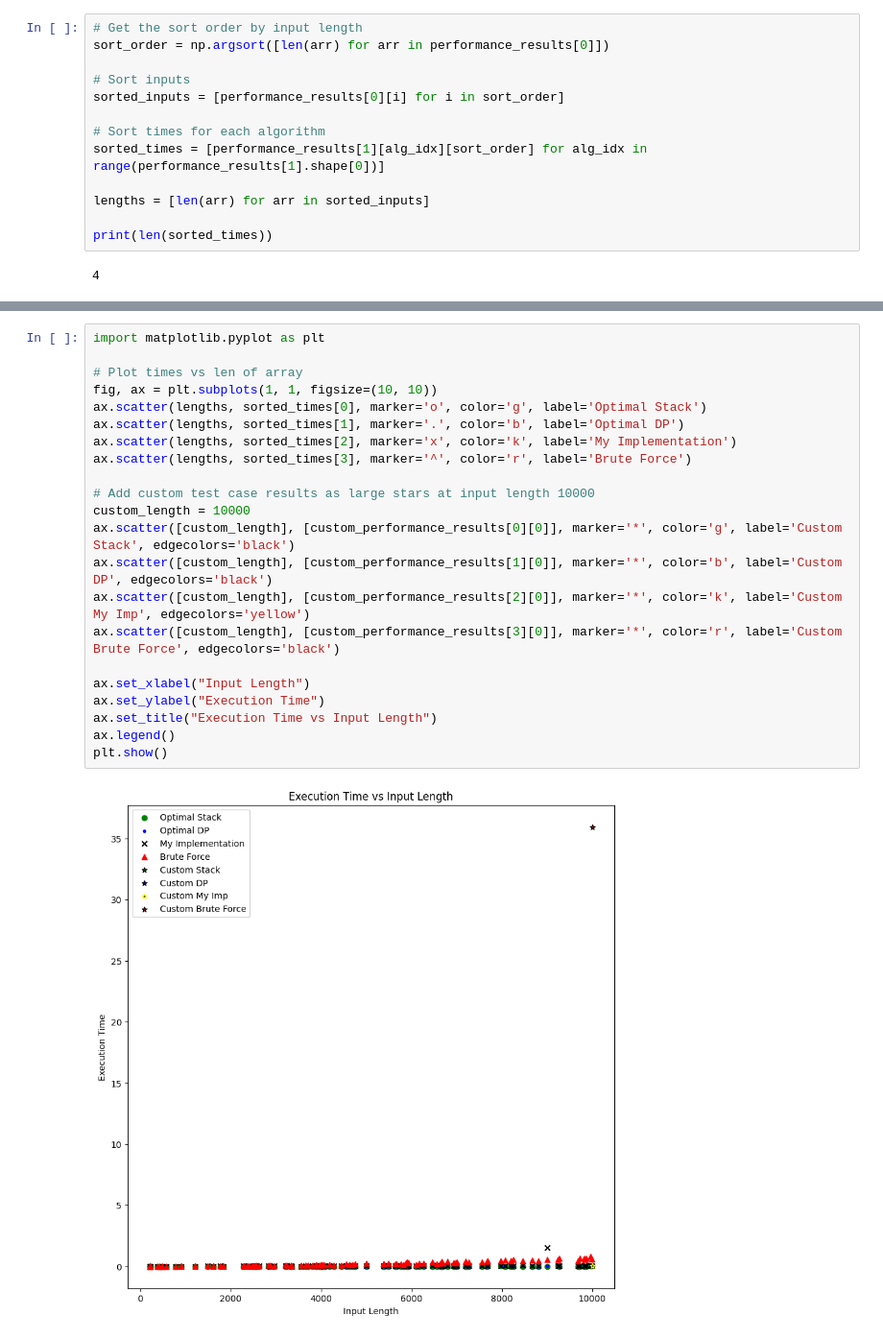
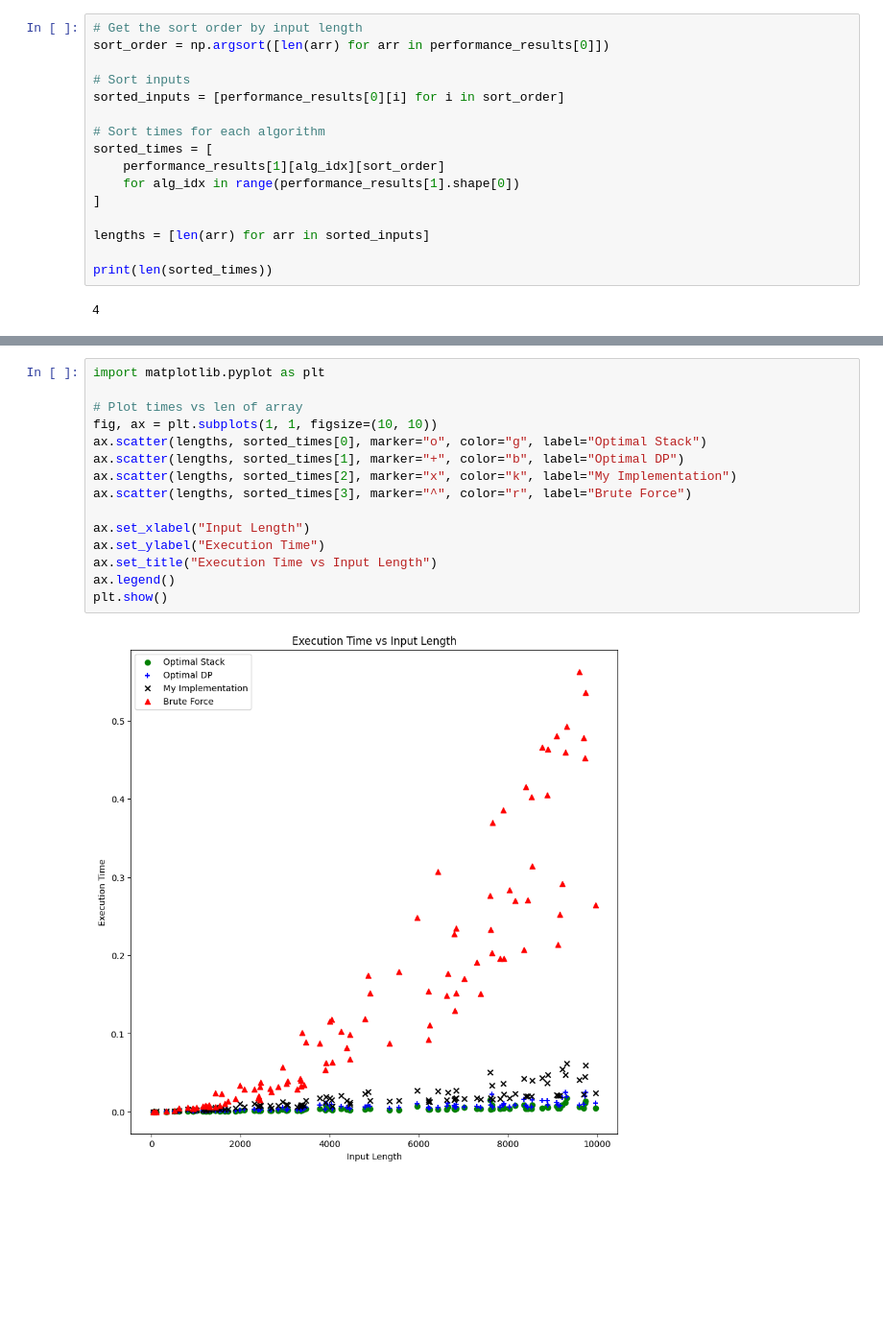
Before and after one commit to Kena-Njonge/HandsOnML, a Jupyter notebook: Chapter 4/Excursion/test_timing.ipynb, the cells around one changed output, grey strips where cells are left out. Shown at 96% size. Saved outputs shown, nothing was run; the diff lists cells and outputs as text; blank space fills up the shorter version.

Commit message:
add proof change notebook plot

```diff
--- a/Chapter 4/Excursion/test_timing.ipynb
+++ b/Chapter 4/Excursion/test_timing.ipynb
@@ -262,7 +278,10 @@ sort_order = np.argsort([len(arr) for arr in performance_results[0]])
 sorted_inputs = [performance_results[0][i] for i in sort_order]
 
 # Sort times for each algorithm
-sorted_times = [performance_results[1][alg_idx][sort_order] for alg_idx in range(performance_results[1].shape[0])]
+sorted_times = [
+    performance_results[1][alg_idx][sort_order]
+    for alg_idx in range(performance_results[1].shape[0])
+]
 
 lengths = [len(arr) for arr in sorted_inputs]
 
@@ -291,24 +291,17 @@ print(len(sorted_times))
 # %%
 import matplotlib.pyplot as plt
 
 # Plot times vs len of array
 fig, ax = plt.subplots(1, 1, figsize=(10, 10))
-ax.scatter(lengths, sorted_times[0], marker='o', color='g', label='Optimal Stack')
-ax.scatter(lengths, sorted_times[1], marker='.', color='b', label='Optimal DP')
-ax.scatter(lengths, sorted_times[2], marker='x', color='k', label='My Implementation')
-ax.scatter(lengths, sorted_times[3], marker='^', color='r', label='Brute Force')
-
-# Add custom test case results as large stars at input length 10000
-custom_length = 10000
-ax.scatter([custom_length], [custom_performance_results[0][0]], marker='*', color='g', label='Custom Stack', edgecolors='black')
-ax.scatter([custom_length], [custom_performance_results[1][0]], marker='*', color='b', label='Custom DP', edgecolors='black')
-ax.scatter([custom_length], [custom_performance_results[2][0]], marker='*', color='k', label='Custom My Imp', edgecolors='yellow')
-ax.scatter([custom_length], [custom_performance_results[3][0]], marker='*', color='r', label='Custom Brute Force', edgecolors='black')
+ax.scatter(lengths, sorted_times[0], marker="o", color="g", label="Optimal Stack")
+ax.scatter(lengths, sorted_times[1], marker="+", color="b", label="Optimal DP")
+ax.scatter(lengths, sorted_times[2], marker="x", color="k", label="My Implementation")
+ax.scatter(lengths, sorted_times[3], marker="^", color="r", label="Brute Force")
 
 ax.set_xlabel("Input Length")
 ax.set_ylabel("Execution Time")
 ax.set_title("Execution Time vs Input Length")
 ax.legend()
 plt.show()
 # %% [output]
-[figure, old version]
+[figure, new version]
```
Also changed, not shown: parts of 8 cells of this notebook, 1 other file.
